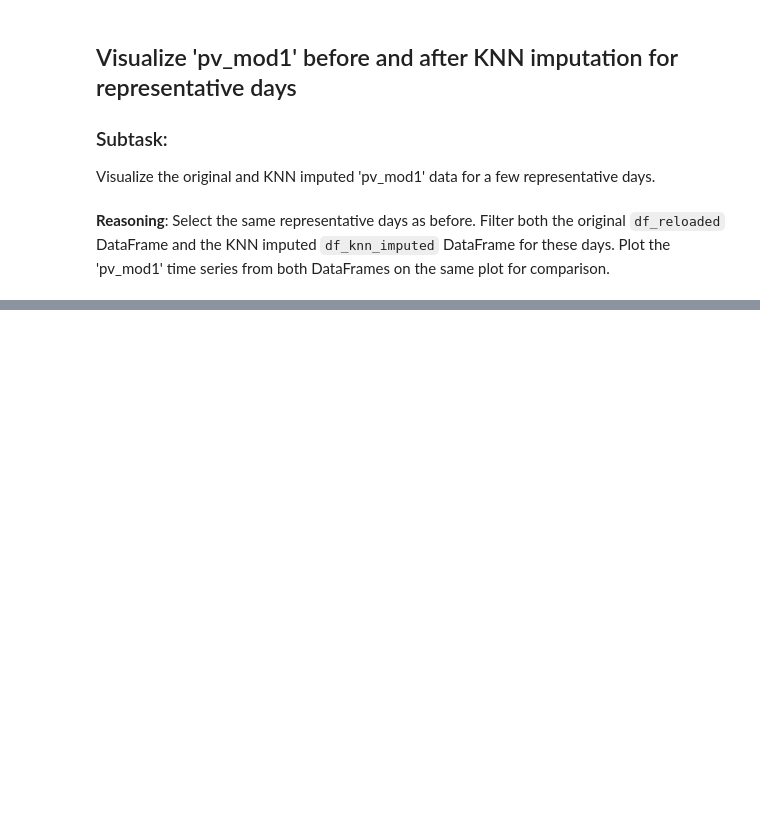
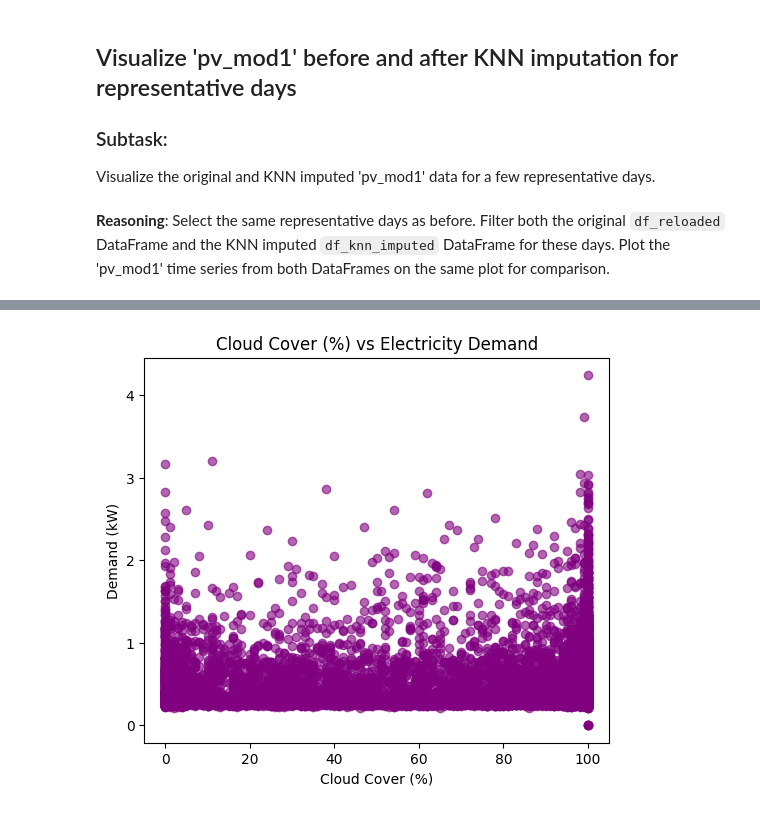
Before and after one commit to asonidou/Energy-Data, a Jupyter notebook: jupyter.ipynb, the cells around one changed output, grey strips where cells are left out. Cells and saved outputs as stored; diff of their text form; code cells hidden in the pictures; blank space fills up the shorter version.

```diff
--- a/jupyter.ipynb
+++ b/jupyter.ipynb
@@ -905,0 +913,15 @@ plt.show()
+# %%
+import pandas as pd
+
+# Load your dataset
+df = pd.read_csv("train_256286.csv")
+
+# Check the first few rows
+print(df.head())
+
+# Check missing values
+print(df.isna().sum())
+
+cols = ['Demand', 'Cloud_cover (%)', 'Temperature']
+desc_stats = df[cols].describe()
+print(desc_stats)
@@ -905,0 +946,9 @@ plt.show()
+# %%
+plt.figure(figsize=(6,5))
+plt.scatter(df['Cloud_cover (%)'], df['Demand'], alpha=0.6, color='purple')
+plt.xlabel('Cloud Cover (%)')
+plt.ylabel('Demand (kW)')
+plt.title('Cloud Cover (%) vs Electricity Demand')
+plt.show()
+# %% [output]
+[figure, added]
```
Also changed, not shown: parts of 14 cells of this notebook.
